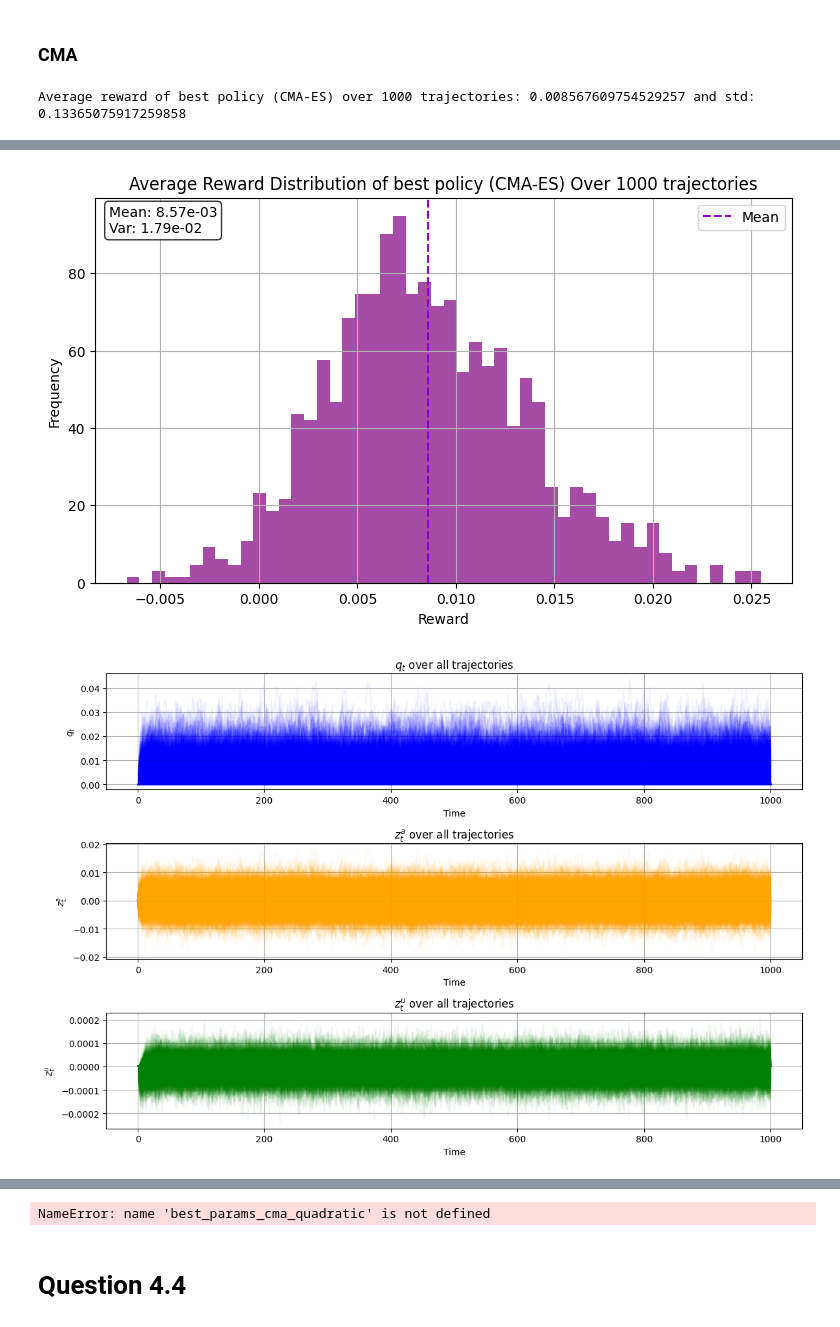
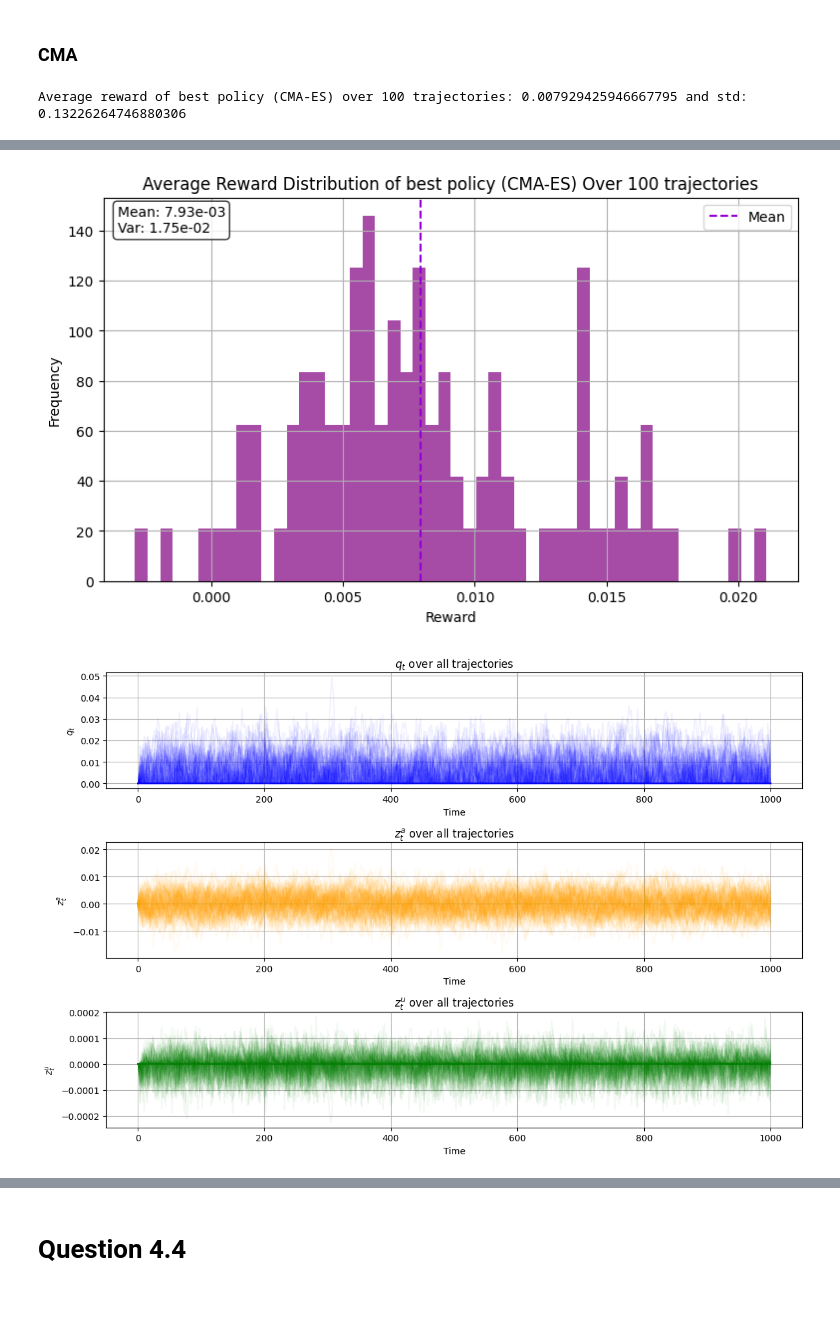
Before and after one commit to AhouLucas/linma2222-project, a Jupyter notebook: part2/main_mpc.ipynb, the cells around one changed output, grey strips where cells are left out. Drawn from its saved outputs; the diff is of its cells as text; code cells hidden in the pictures.

```diff
--- a/part2/main_mpc.ipynb
+++ b/part2/main_mpc.ipynb
@@ -39,9 +39,8 @@ def generate_trajectories(policy, x0=(0, 0, 0), T=1000, N=1, xi_a=None, xi_p=Non
     if xi_a is None:  xi_a = rng.normal(0, 1, size=(T, N))
     if xi_p is None:  xi_p = rng.normal(0, 1, size=(T, N))
 
-
-    r = range(T) if not show_progress else tqdm(range(T), desc="Generating trajectories")
-    for t in r:
+    # tqdm that goes away when done :
+    for t in range(T) if not show_progress else tqdm(range(T), desc="Generating trajectories"):
         u[t] = policy(x[t])
         x[t+1, 0] = x[t, 0] + u[t] # q_t
         x[t+1, 1] = (1 - W_A) * x[t, 1] + W_A * SIGMA_A * xi_a[t]  # za_t
@@ -75,22 +74,30 @@ def average_reward(x, u, xi_p, t):
     return np.nanmean(reward(x, u, xi_p, t))
 
 
-def plot_trajectories(x, u, xi_p, filename=None, mean=False, variance=False, T=None):
+def plot_trajectories(x, u, xi_p, filename=None, mean=False, variance=False, T=None, policy_name=""):
     """Plot the trajectories of the state variables and actions over time in a 2x2 grid
        and add an additional plot for the average reward as a function of time."""
+    print(f"Plotting {filename} : reward = {average_reward(x, u, xi_p, x.shape[0]-1)}")
+
     if T is None:
         T = x.shape[0] - 1
     print(f"Plotting {filename} : reward = {average_reward(x, u, xi_p, T)}")
 
     time = np.arange(T+1)
+    # plt.title(f"Trajectories of states and actions over time\nPolicy: {policy_name}")
+    # plt.title(policy_name)
+    # fig, axs = plt.subplots(2, 2, figsize=(12, 8))
 
+    # add the title above the 2x2 grid
     fig, axs = plt.subplots(2, 2, figsize=(12, 8))
+    fig.suptitle(f"Trajectories of states and actions over time\nPolicy: {policy_name}", fontsize=16)
+
 
     axs[0, 0].plot(time, x[:, 0], label=r'$q_t$', color='blue')
     if mean:
-        axs[0, 0].hlines(np.nanmean(x[:, 0]), 0, T, colors='darkblue', linestyles='dashed', label='Mean')
+        axs[0, 0].hlines(np.mean(x[:, 0]), 0, T, colors='darkblue', linestyles='dashed', label='Mean')
     if variance:
-        axs[0, 0].fill_between(time, np.nanmean(x[:, 0]) - np.std(x[:, 0]), np.nanmean(x[:, 0]) + np.std(x[:, 0]), color='cyan', alpha=0.3, label='Variance')
+        axs[0, 0].fill_between(time, np.mean(x[:, 0]) - np.std(x[:, 0]), np.mean(x[:, 0]) + np.std(x[:, 0]), color='cyan', alpha=0.3, label='Variance')
     axs[0, 0].set_title(r'$q_t$')
     axs[0, 0].set_xlabel('Time')
     axs[0, 0].set_ylabel(r'$q_t$')
@@ -99,9 +106,9 @@ def plot_trajectories(x, u, xi_p, filename=None, mean=False, variance=False, T=N
 
     axs[0, 1].plot(time, x[:, 1], label=r'$z^{a}_{t}$', color='orange')
     if mean:
-        axs[0, 1].hlines(np.nanmean(x[:, 1]), 0, T, colors='darkorange', linestyles='dashed', label='Mean')
+        axs[0, 1].hlines(np.mean(x[:, 1]), 0, T, colors='darkorange', linestyles='dashed', label='Mean')
     if variance:
-        axs[0, 1].fill_between(time, np.nanmean(x[:, 1]) - np.std(x[:, 1]), np.nanmean(x[:, 1]) + np.std(x[:, 1]), color='moccasin', alpha=1, label='Variance')
+        axs[0, 1].fill_between(time, np.mean(x[:, 1]) - np.std(x[:, 1]), np.mean(x[:, 1]) + np.std(x[:, 1]), color='moccasin', alpha=1, label='Variance')
     axs[0, 1].set_title(r'$z^{a}_{t}$')
     axs[0, 1].set_xlabel('Time')
     axs[0, 1].set_ylabel(r'$z^{a}_{t}$')
@@ -110,9 +117,9 @@ def plot_trajectories(x, u, xi_p, filename=None, mean=False, variance=False, T=N
 
     axs[1, 0].plot(time, x[:, 2], label=r'$z^{u}_{t}$', color='green')
     if mean:
-        axs[1, 0].hlines(np.nanmean(x[:, 2]), 0, T, colors='darkgreen', linestyles='dashed', label='Mean')
+        axs[1, 0].hlines(np.mean(x[:, 2]), 0, T, colors='darkgreen', linestyles='dashed', label='Mean')
     if variance:
-        axs[1, 0].fill_between(time, np.nanmean(x[:, 2]) - np.std(x[:, 2]), np.nanmean(x[:, 2]) + np.std(x[:, 2]), color='lightgreen', alpha=1, label='Variance')
+        axs[1, 0].fill_between(time, np.mean(x[:, 2]) - np.std(x[:, 2]), np.mean(x[:, 2]) + np.std(x[:, 2]), color='lightgreen', alpha=1, label='Variance')
     axs[1, 0].set_title(r'$z^{u}_{t}$')
     axs[1, 0].set_xlabel('Time')
     axs[1, 0].set_ylabel(r'$z^{u}_{t}$')
@@ -121,19 +128,18 @@ def plot_trajectories(x, u, xi_p, filename=None, mean=False, variance=False, T=N
 
     axs[1, 1].plot(time[:-1], u, label=r'$u_{t}$', color='red')
     if mean:
-        axs[1, 1].hlines(np.nanmean(u), 0, T-1, colors='darkred', linestyles='dashed', label='Mean')
+        axs[1, 1].hlines(np.mean(u), 0, T-1, colors='darkred', linestyles='dashed', label='Mean')
     if variance:
-        axs[1, 1].fill_between(time[:-1], np.nanmean(u) - np.std(u), np.nanmean(u) + np.std(u), color='lightcoral', alpha=1, label='Variance')
+        axs[1, 1].fill_between(time[:-1], np.mean(u) - np.std(u), np.mean(u) + np.std(u), color='lightcoral', alpha=1, label='Variance')
     axs[1, 1].set_title(r'$u_{t}$')
     axs[1, 1].set_xlabel('Time')
     axs[1, 1].set_ylabel(r'$u_{t}$')
     axs[1, 1].grid()
     axs[1, 1].legend()
 
-    # plt.tight_layout()
+    plt.tight_layout()
     if filename:
         plt.savefig("figures/" + filename + "_states_actions.svg", format='svg')
-    plt.show()
 
     # plot_average_reward(x, u, xi_p, T=T, filename=filename)
 
@@ -143,13 +149,13 @@ def plot_trajectories(x, u, xi_p, filename=None, mean=False, variance=False, T=N
 
 
 
-def plot_average_reward(x, u, xi_p, T=1000, filename=None):
+def plot_average_reward(x, u, xi_p, T=1000, filename=None, policy_name=""):
     # Plot average reward as a function of time
     avg_rewards = [np.nanmean(reward(x, u, xi_p, t)) for t in range(1, T+1)]
 
     plt.figure(figsize=(9, 5))
     plt.plot(np.arange(1, T+1), avg_rewards, label='Average Reward', color='purple')
-    plt.title('Average Reward Over Time')
+    plt.title('Average Reward Over Time of ' + policy_name)
     plt.xlabel('Time')
     plt.ylabel('Average Reward')
     plt.grid()
@@ -157,7 +163,7 @@ def plot_average_reward(x, u, xi_p, T=1000, filename=None):
     plt.legend()
     if filename:
         plt.savefig("figures/" + filename + "_average_reward.svg", format='svg')
-    plt.show()
+    # plt.show()
 # %% [markdown]
 ### Question 3.1
 
@@ -469,8 +478,8 @@ policy_list.append((best_policy_cma, "Best linear Policy (CMA-ES)"))
 # %%
 # print(f"best params (CMA-ES): {best_params_cma}")
 # best_policy_cma = get_linear_policy(best_params_cma)
-run_trajectories(best_policy_cma, N=1000, name="best policy (CMA-ES)", show_all=True)
+run_trajectories(best_policy_cma, N=100, name="best policy (CMA-ES)", show_all=True)
 
 # run_trajectories(best_policy_cma_quadratic, N=1000, name="best quadratic policy (CMA-ES)", show_all=True)
 # %% [output]
-Average reward of best policy (CMA-ES) over 1000 trajectories: 0.008567609754529257 and std: 0.13365075917259858
+Average reward of best policy (CMA-ES) over 100 trajectories: 0.007929425946667795 and std: 0.13226264746880306
@@ -478,2 +487,2 @@ Average reward of best policy (CMA-ES) over 1000 trajectories: 0.008567609754529
-[figure, old version]
+[figure, new version]
-[figure, old version]
+[figure, new version]
@@ -481,10 +490,8 @@ Average reward of best policy (CMA-ES) over 1000 trajectories: 0.008567609754529
 # %%
 
-x, u, xi_p = generate_trajectories(best_params_cma_quadratic, x0=(0, 0, 0), T=1000)
-plot_trajectories(x, u, xi_p, filename="question_3_1_1_clipped")
-plot_average_reward(x, u, xi_p, filename="question_3_1_1_clipped")
+# x, u, xi_p = generate_trajectories(best_params_cma_quadratic, x0=(0, 0, 0), T=1000)
+# plot_trajectories(x, u, xi_p, filename="question_3_1_1_clipped")
+# plot_average_reward(x, u, xi_p, filename="question_3_1_1_clipped")
-# %% [output]
-NameError: name 'best_params_cma_quadratic' is not defined
 # %% [markdown]
 # Question 4.4
 # %%
```
Also changed, not shown: parts of 14 cells of this notebook, 37 other files.
